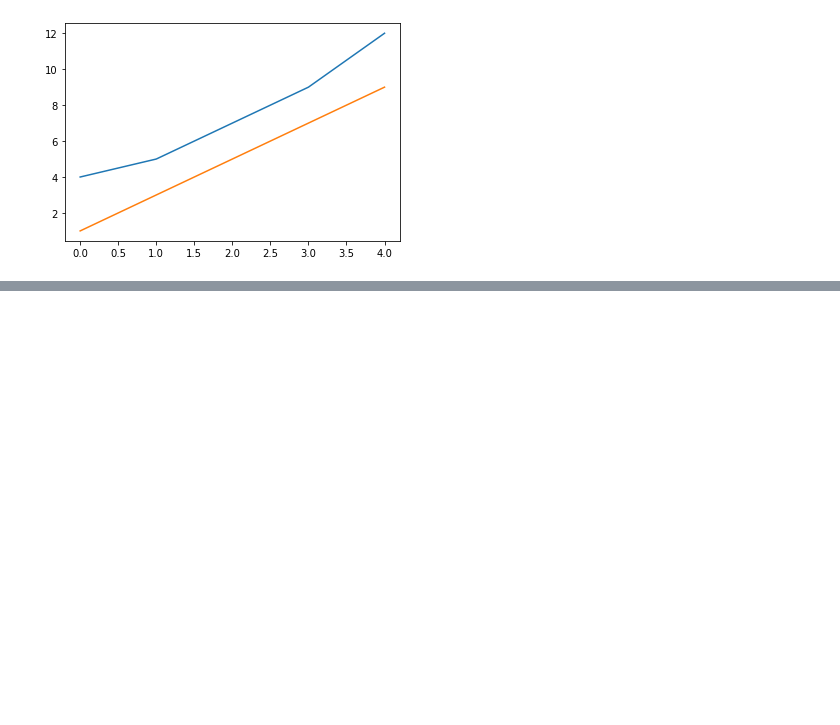
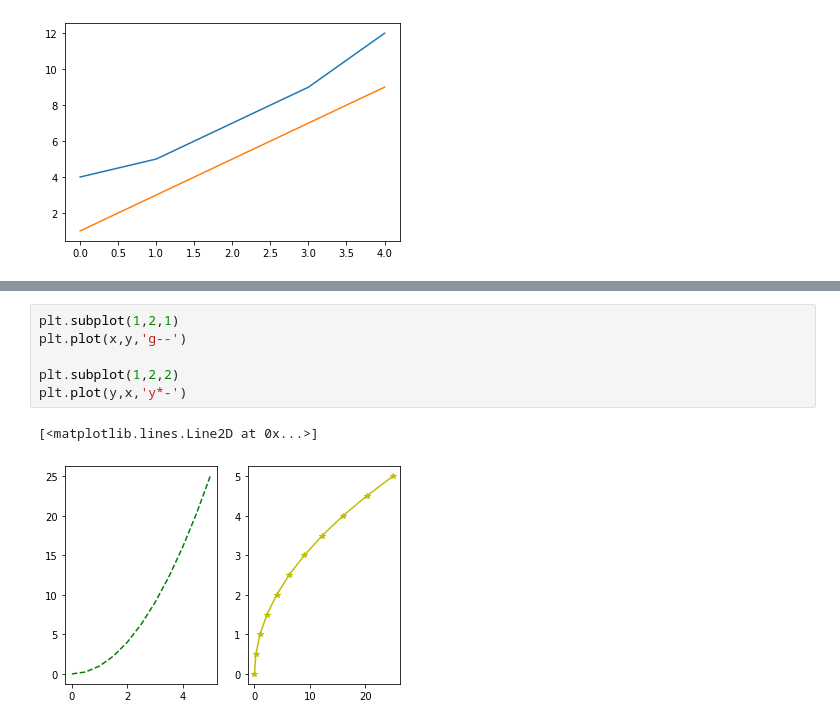
Before and after one commit to kriti-ixix/ai-1030, a Jupyter notebook: data analytics/matplotlib.ipynb, the cells around one changed output, grey strips where cells are left out. Cells and saved outputs as stored; diff of their text form; blank space fills up the shorter version.

Commit message:
matplotlib

```diff
--- a/data analytics/matplotlib.ipynb
+++ b/data analytics/matplotlib.ipynb
@@ -82,0 +102,9 @@ plt.show()
+# %%
+plt.subplot(1,2,1)
+plt.plot(x,y,'g--')
+
+plt.subplot(1,2,2)
+plt.plot(y,x,'y*-')
+# %% [output]
+[<matplotlib.lines.Line2D at 0x...>]
+[figure, added]
```
Also changed, not shown: parts of 18 cells of this notebook, 2 other files.
